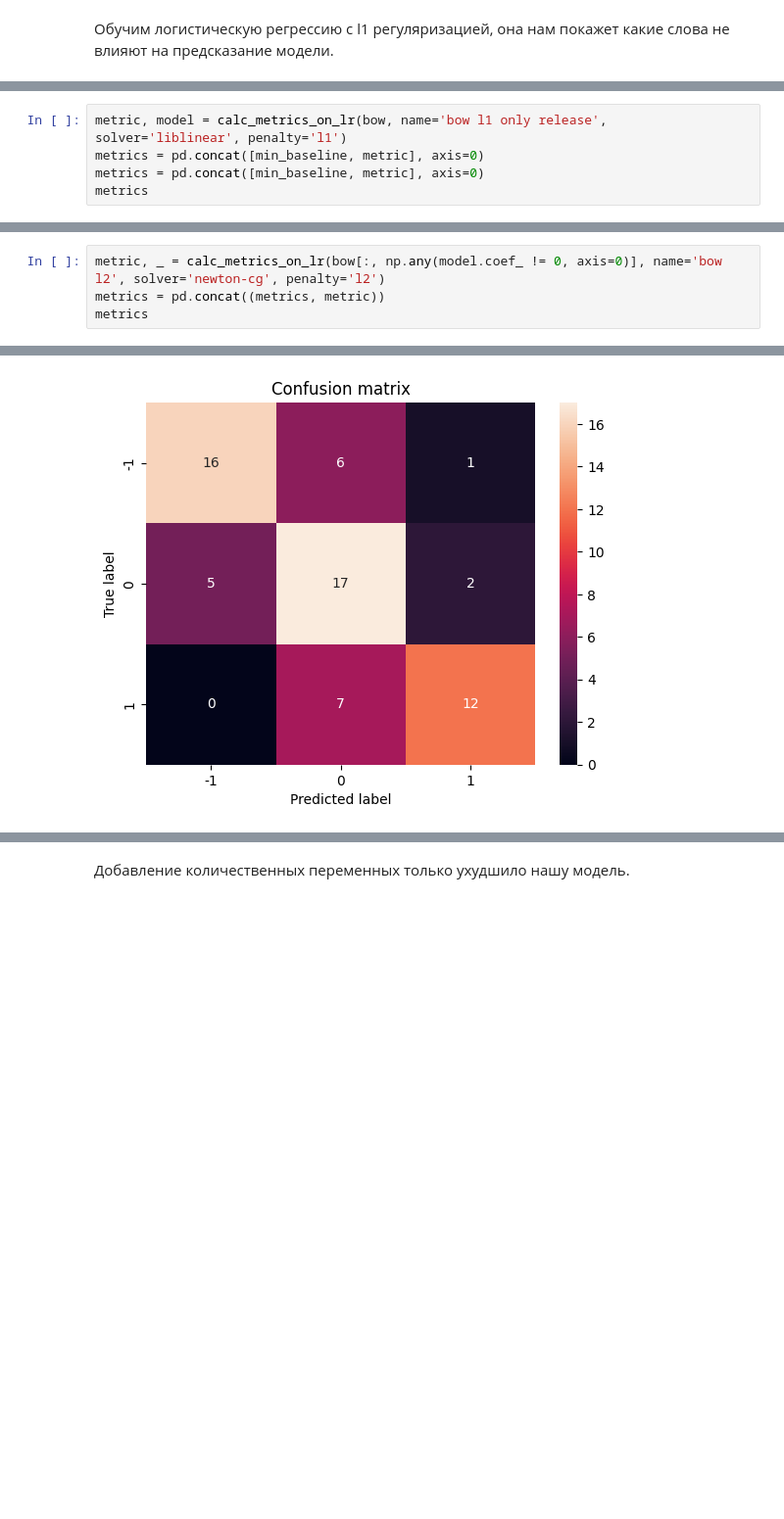
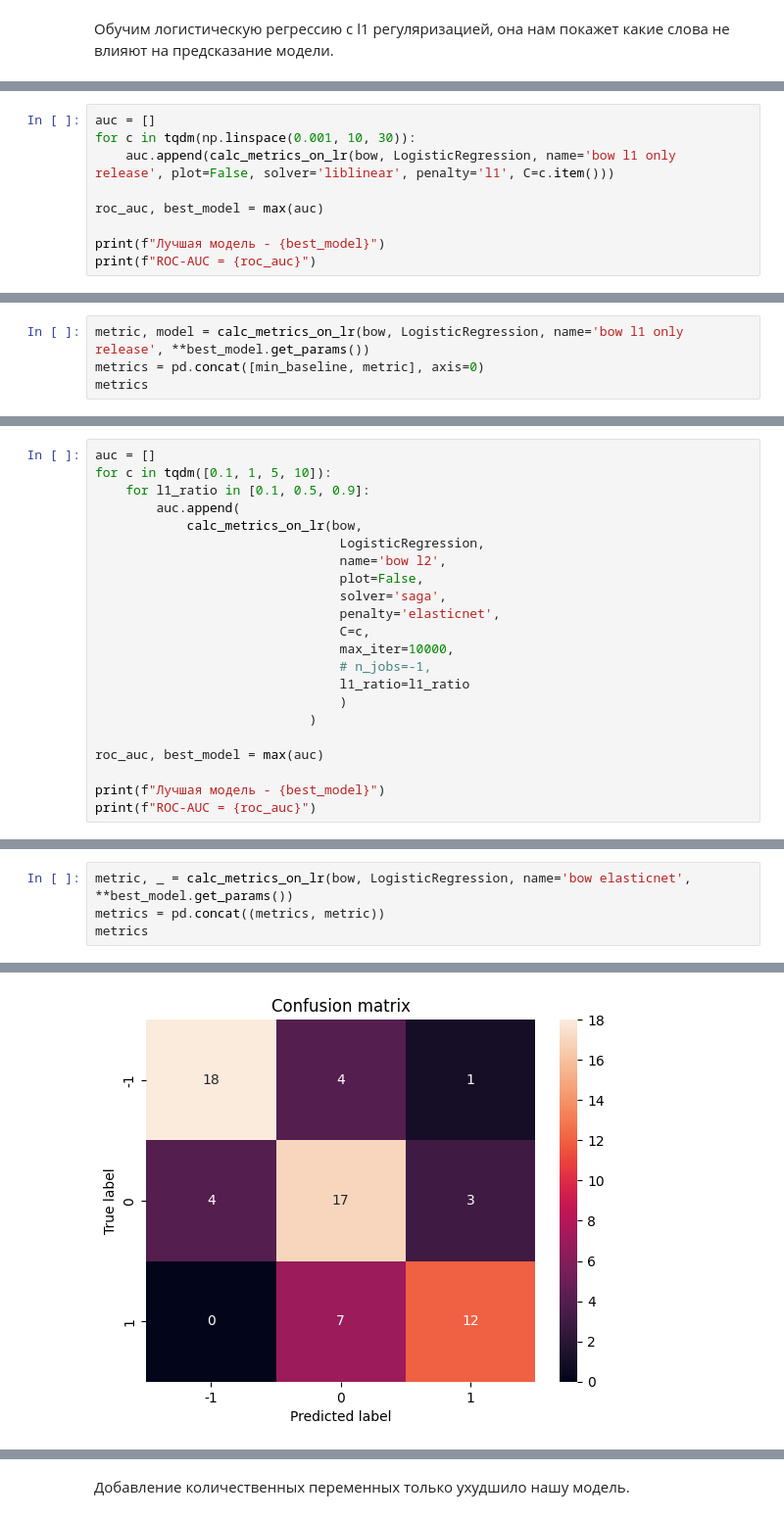
Before and after one commit to ai24-team-15/cbr-press-release-classifier, a Jupyter notebook: ml/experiments.ipynb, the cells around one changed output, grey strips where cells are left out. Shown at 98% size. Saved outputs shown, nothing was run; the diff lists cells and outputs as text; blank space fills up the shorter version.

```diff
--- a/ml/experiments.ipynb
+++ b/ml/experiments.ipynb
@@ -177,0 +181,9 @@ def calc_metrics_on_lr(X, *, name, solver, penalty):
+# %%
+auc = []
+for c in tqdm(np.linspace(0.001, 10, 30)):
+    auc.append(calc_metrics_on_lr(bow, LogisticRegression, name='bow l1 only release', plot=False, solver='liblinear', penalty='l1', C=c.item()))
+
+roc_auc, best_model = max(auc)
+
+print(f"Лучшая модель - {best_model}")
+print(f"ROC-AUC = {roc_auc}")
@@ -178,6 +195,5 @@ def calc_metrics_on_lr(X, *, name, solver, penalty):
 # %%
-metric, model = calc_metrics_on_lr(bow, name='bow l1 only release', solver='liblinear', penalty='l1')
-metrics = pd.concat([min_baseline, metric], axis=0)
+metric, model = calc_metrics_on_lr(bow, LogisticRegression, name='bow l1 only release', **best_model.get_params())
 metrics = pd.concat([min_baseline, metric], axis=0)
 metrics
 # %% [output]
@@ -198,0 +225,22 @@ weighted avg       0.65      0.64      0.64        66
+# %%
+auc = []
+for c in tqdm([0.1, 1, 5, 10]):
+    for l1_ratio in [0.1, 0.5, 0.9]:
+        auc.append(
+            calc_metrics_on_lr(bow,
+                                LogisticRegression,
+                                name='bow l2',
+                                plot=False,
+                                solver='saga',
+                                penalty='elasticnet',
+                                C=c,
+                                max_iter=10000,
+                                # n_jobs=-1,
+                                l1_ratio=l1_ratio
+                                )
+                            )
+
+roc_auc, best_model = max(auc)
+
+print(f"Лучшая модель - {best_model}")
+print(f"ROC-AUC = {roc_auc}")
@@ -199,5 +253,5 @@ weighted avg       0.65      0.64      0.64        66
 # %%
-metric, _ = calc_metrics_on_lr(bow[:, np.any(model.coef_ != 0, axis=0)], name='bow l2', solver='newton-cg', penalty='l2')
+metric, _ = calc_metrics_on_lr(bow, LogisticRegression, name='bow elasticnet', **best_model.get_params())
 metrics = pd.concat((metrics, metric))
 metrics
 # %% [output]
@@ -213,3 +267,3 @@ weighted avg       0.70      0.68      0.69        66
-[figure, old version]
+[figure, new version]
 |  | accuracy | f1 | precision | recall | roc_auc_ovr |
 | min_baseline | 0.663158 | 0.667893 | 0.669919 | 0.666111 | NaN |
```
Also changed, not shown: parts of 49 cells of this notebook.
